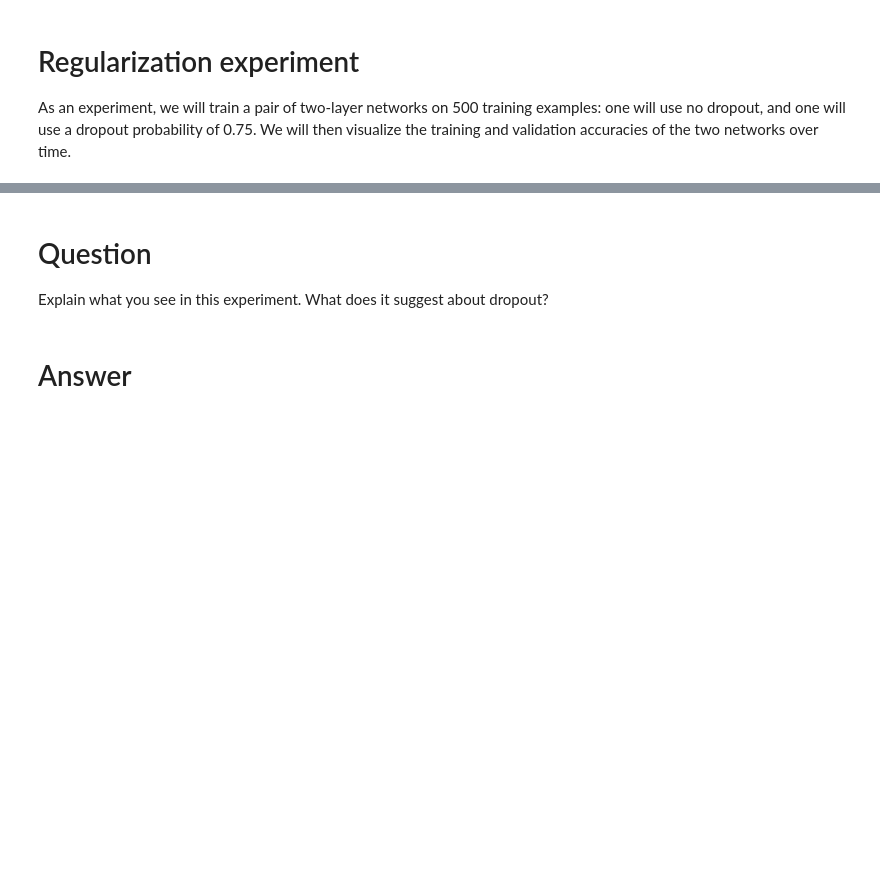
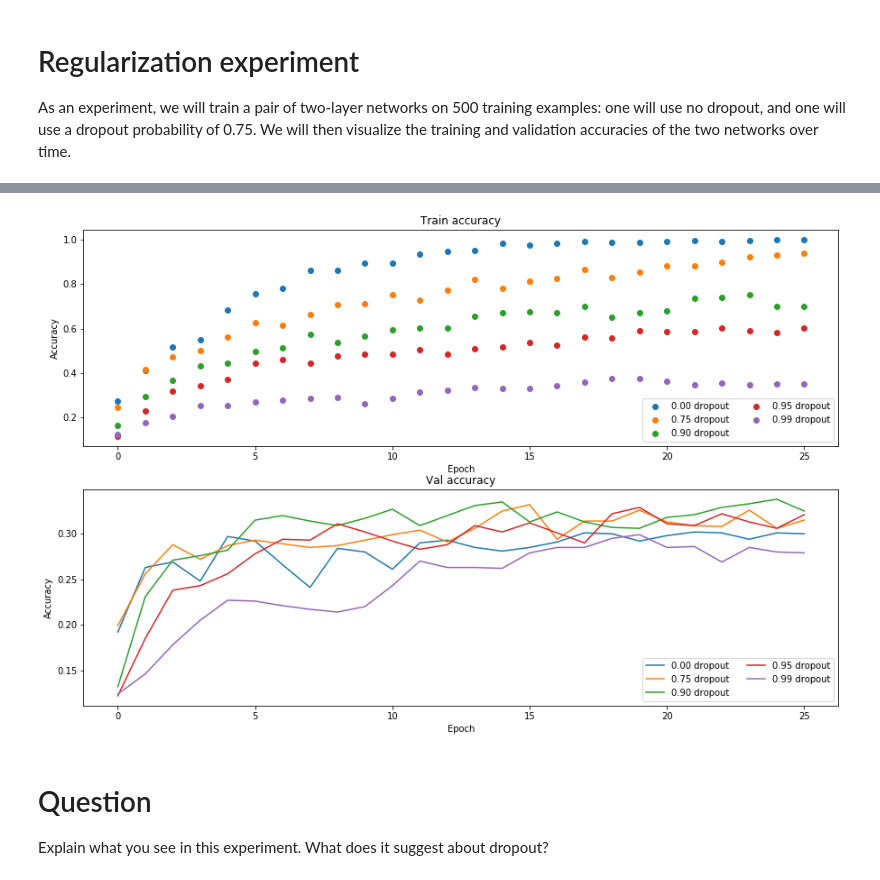
Before and after one commit to hyzhak/cs231n-lecture-notes, a Jupyter notebook: assignment2/Dropout.ipynb, the cells around one changed output, grey strips where cells are left out. Drawn from its saved outputs; the diff is of its cells as text; code cells hidden in the pictures; blank space fills up the shorter version.

```diff
--- a/assignment2/Dropout.ipynb
+++ b/assignment2/Dropout.ipynb
@@ -122,33 +192,37 @@ for dropout in dropout_choices:
 # %%
+from scipy.interpolate import BSpline
+
 # Plot train and validation accuracies of the two models
 
 train_accs = []
 val_accs = []
 for dropout in dropout_choices:
-  solver = solvers[dropout]
-  train_accs.append(solver.train_acc_history[-1])
-  val_accs.append(solver.val_acc_history[-1])
+    solver = solvers[dropout]
+    train_accs.append(solver.train_acc_history[-1])
+    val_accs.append(solver.val_acc_history[-1])
 
 plt.subplot(3, 1, 1)
 for dropout in dropout_choices:
-  plt.plot(solvers[dropout].train_acc_history, 'o', label='%.2f dropout' % dropout)
+    plt.plot(solvers[dropout].train_acc_history, 'o', label='%.2f dropout' % dropout)
+
 plt.title('Train accuracy')
 plt.xlabel('Epoch')
 plt.ylabel('Accuracy')
 plt.legend(ncol=2, loc='lower right')
 
 plt.subplot(3, 1, 2)
 for dropout in dropout_choices:
-  plt.plot(solvers[dropout].val_acc_history, 'o', label='%.2f dropout' % dropout)
+    plt.plot(solvers[dropout].val_acc_history, '-', label='%.2f dropout' % dropout)
+
 plt.title('Val accuracy')
 plt.xlabel('Epoch')
 plt.ylabel('Accuracy')
 plt.legend(ncol=2, loc='lower right')
 
 plt.gcf().set_size_inches(15, 15)
 plt.show()
+# %% [output]
+[figure, added]
 # %% [markdown]
 # Question
 Explain what you see in this experiment. What does it suggest about dropout?
-# %% [markdown]
-# Answer
```
Also changed, not shown: parts of 7 cells of this notebook, 2 other files.
